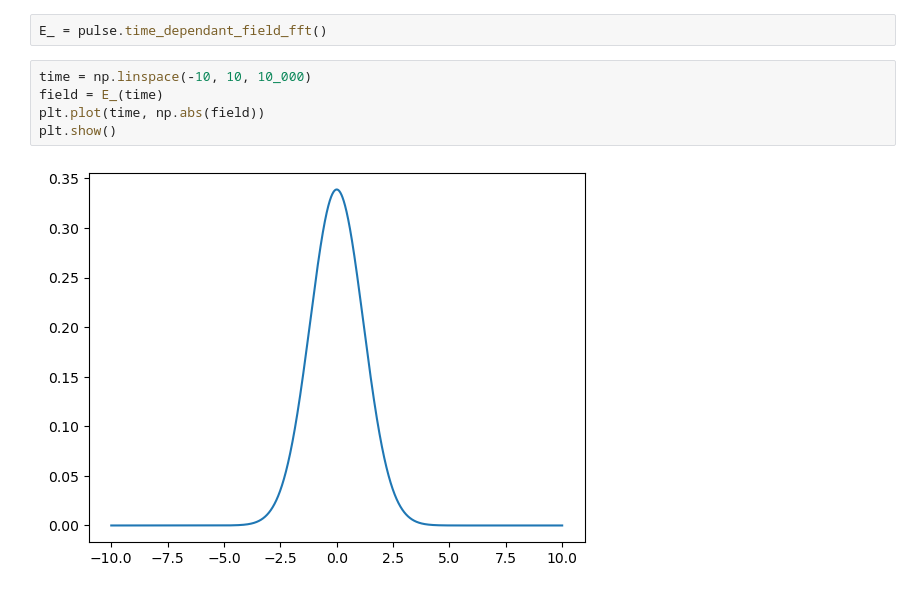
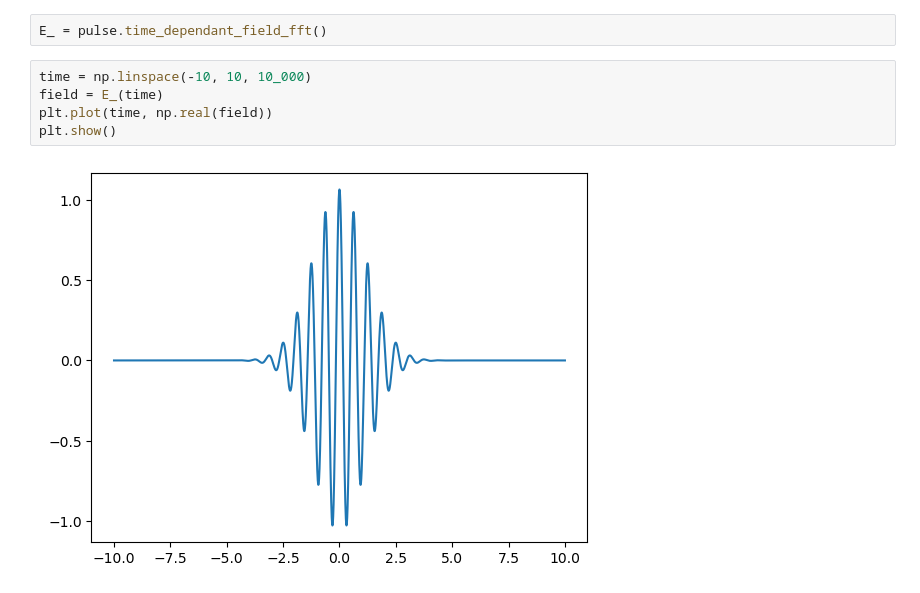
Before and after one commit to JuanSierra2003/hello-world, a Jupyter notebook: Pulses/test.ipynb, the cells around one changed output. Drawn from its saved outputs; the diff is of its cells as text.

```diff
--- a/Pulses/test.ipynb
+++ b/Pulses/test.ipynb
@@ -18,10 +18,10 @@ E_ = pulse.time_dependant_field_fft()
 # %%
 time = np.linspace(-10, 10, 10_000)
 field = E_(time)
-plt.plot(time, np.abs(field))
+plt.plot(time, np.real(field))
 plt.show()
 # %% [output]
-[figure, old version]
+[figure, new version]
 # %%
 np.sum((np.abs(field[1:])+np.abs(field[:-1]))/2)*(time[1]-time[0])
 # %% [output]
```
Also changed, not shown: parts of 3 cells of this notebook, 1 other file.
